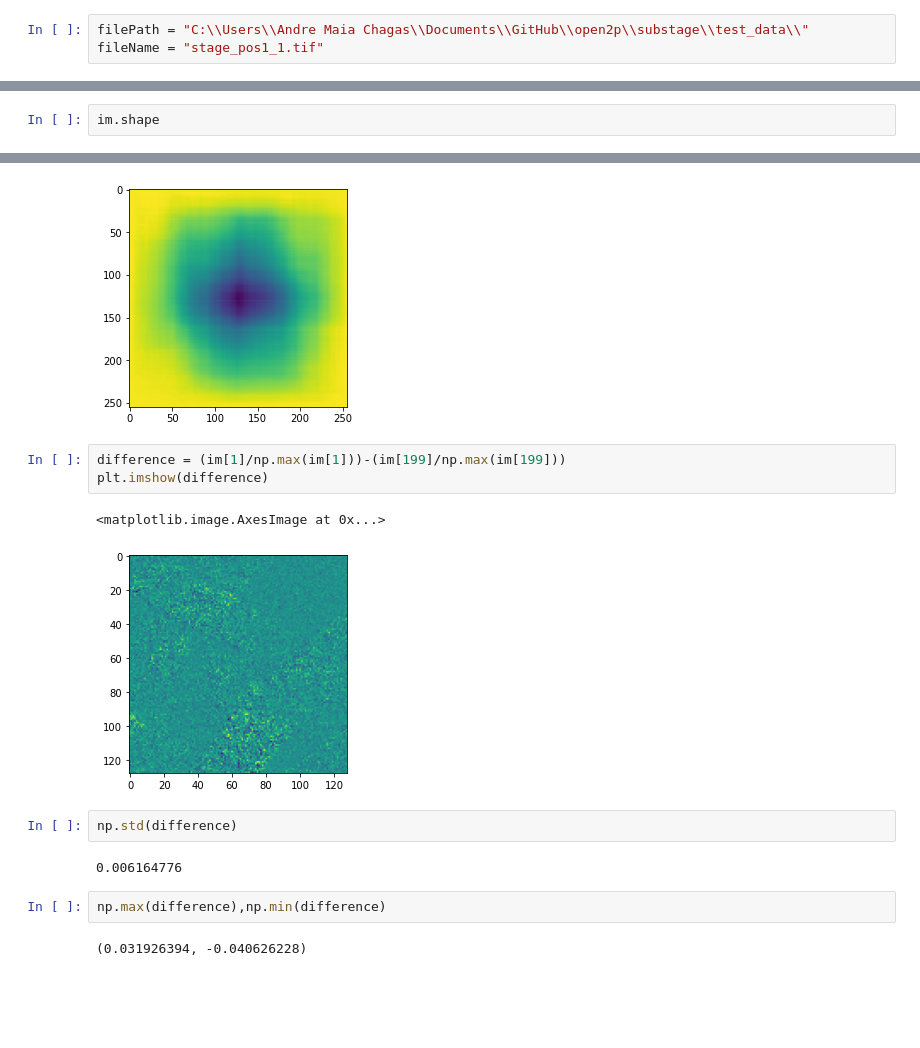
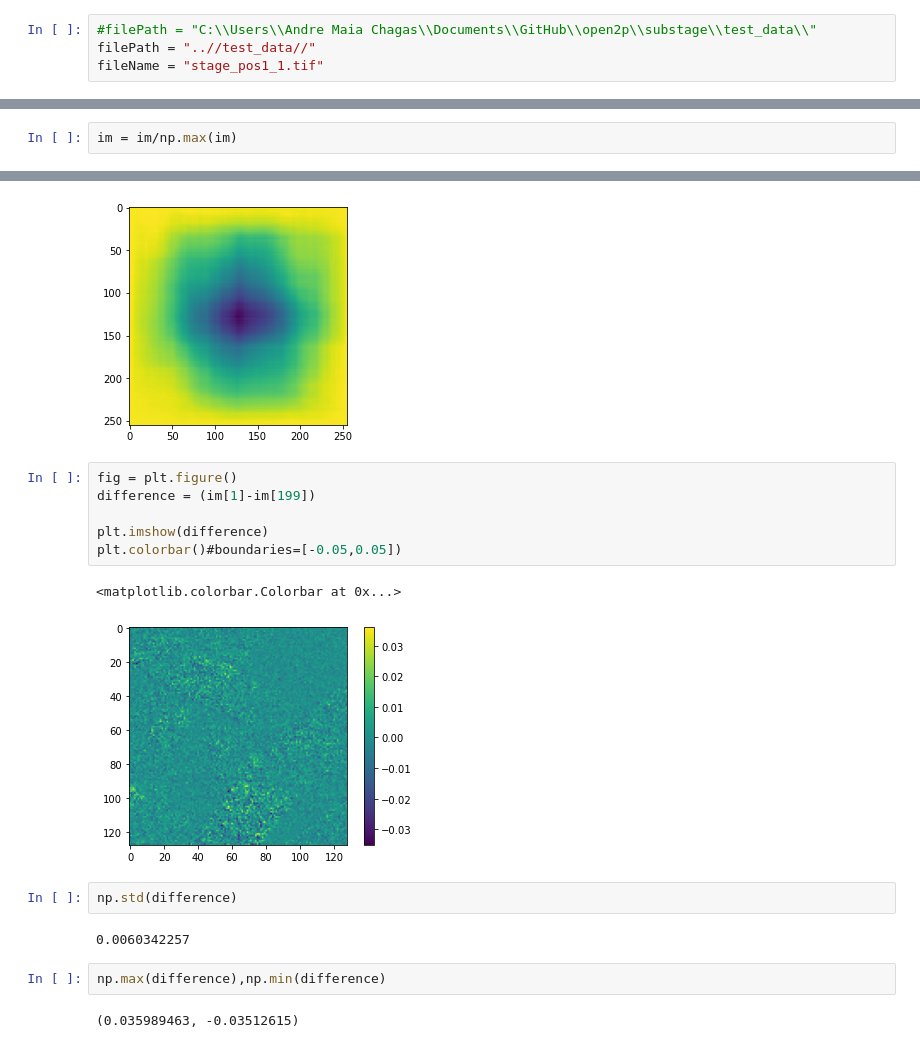
Before and after one commit to Open-2-Photon-Microscope/OF-larger-delta-stage, a Jupyter notebook: code/test_delta.ipynb, the cells around one changed output, grey strips where cells are left out. Cells and saved outputs as stored; diff of their text form; blank space fills up the shorter version.

```diff
--- a/code/test_delta.ipynb
+++ b/code/test_delta.ipynb
@@ -10,7 +10,8 @@ from skimage import io
 import matplotlib.pyplot as plt
 from scipy import signal
 # %%
-filePath = "C:\\Users\\Andre Maia Chagas\\Documents\\GitHub\\open2p\\substage\\test_data\\"
+#filePath = "C:\\Users\\Andre Maia Chagas\\Documents\\GitHub\\open2p\\substage\\test_data\\"
+filePath = "..//test_data//"
 fileName = "stage_pos1_1.tif"
 # %%
 im = io.imread(filePath+fileName)
@@ -17,2 +19,2 @@ im = io.imread(filePath+fileName)
 # %%
-im.shape
+im = im/np.max(im)
@@ -47,19 +47,22 @@ plt.imshow(np.subtract(test1,test))
 <matplotlib.image.AxesImage at 0x...>
 [figure]
 # %%
-difference = (im[1]/np.max(im[1]))-(im[199]/np.max(im[199]))
+fig = plt.figure()
+difference = (im[1]-im[199])
+
 plt.imshow(difference)
+plt.colorbar()#boundaries=[-0.05,0.05])
 # %% [output]
-<matplotlib.image.AxesImage at 0x...>
+<matplotlib.colorbar.Colorbar at 0x...>
-[figure, old version]
+[figure, new version]
 # %%
 np.std(difference)
 # %% [output]
-0.006164776
+0.0060342257
 # %%
 np.max(difference),np.min(difference)
 # %% [output]
-(0.031926394, -0.040626228)
+(0.035989463, -0.03512615)
 # %%
 plt.hist(difference.flatten())
 # %% [output]
```
Also changed, not shown: parts of 4 cells of this notebook.
